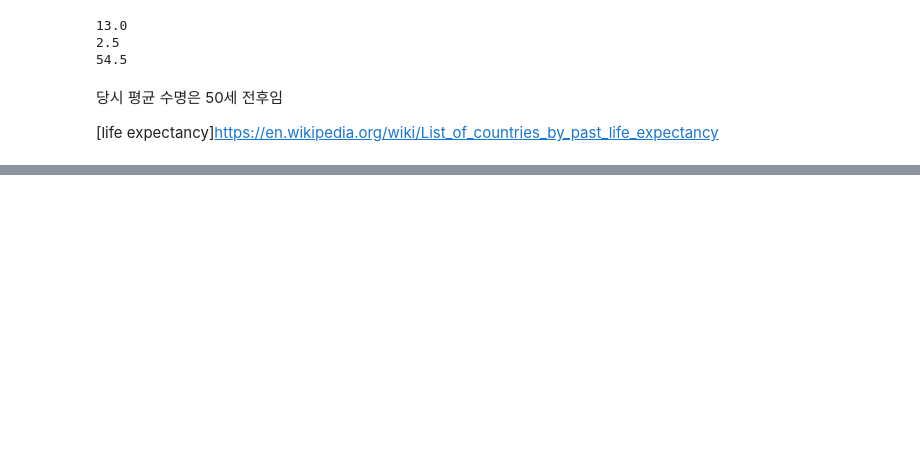
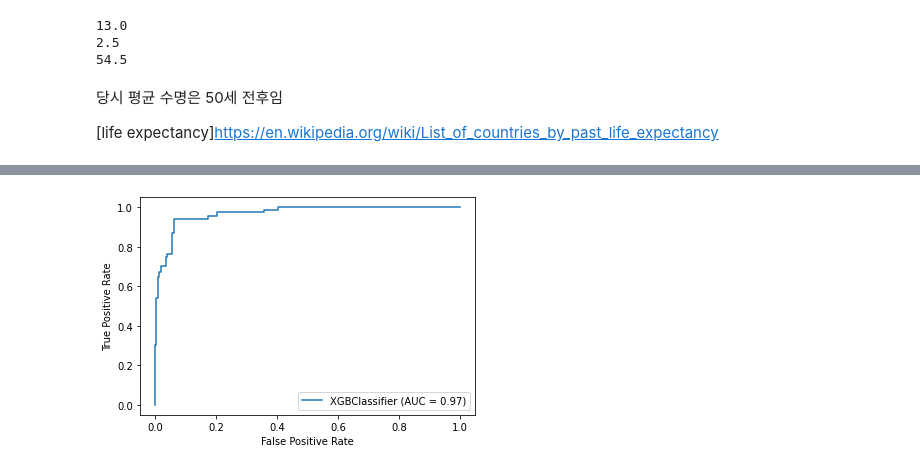
Before and after one commit to AshbeeKim/Kaggle_Task, a Jupyter notebook: titanic.ipynb, the cells around one changed output, grey strips where cells are left out. Saved outputs shown, nothing was run; the diff lists cells and outputs as text; code cells hidden in the pictures; blank space fills up the shorter version.

```diff
--- a/titanic.ipynb
+++ b/titanic.ipynb
@@ -846,0 +1803,11 @@ binning_IQR(df,'Fare')
+# %%
+# plt.plot(fpr, tpr)
+# plt. show()
+
+# auc_another = np.trapz(tpr,fpr)
+# print(f'AUC: {auc_another}')
+
+metrics.plot_roc_curve(model, X_tst, y_tst)
+plt.show()
+# %% [output]
+[figure, added]
```
Also changed, not shown: parts of 41 cells of this notebook.
